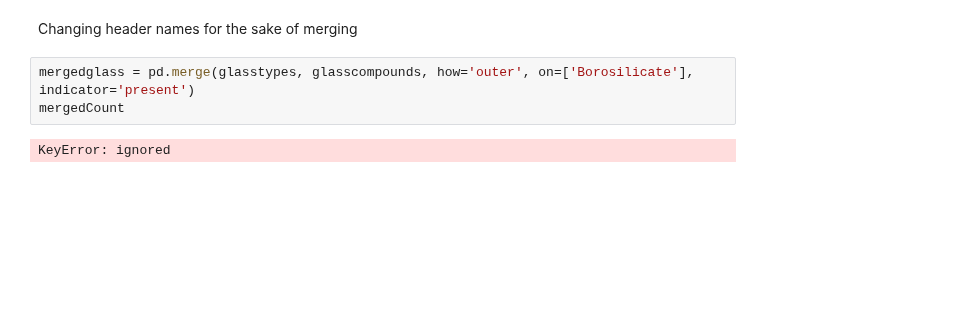
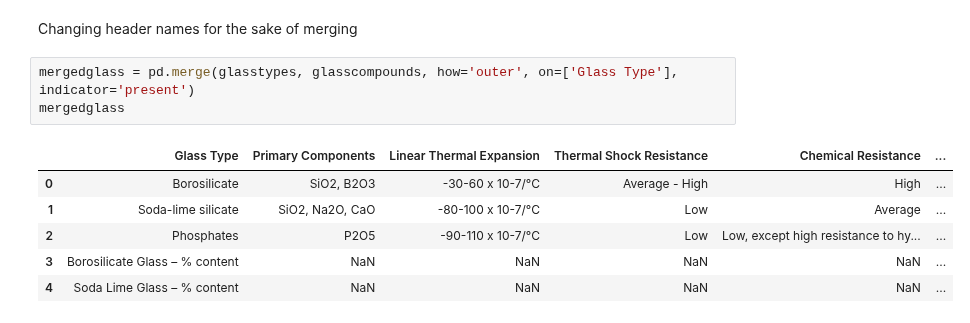
Before and after one commit to khagerthey/VIS1, a Jupyter notebook: Glass_vs_Plastic_Merge.ipynb, the cells around one changed output. Saved outputs shown, nothing was run; the diff lists cells and outputs as text; blank space fills up the shorter version.

Commit message:
merged

```diff
--- a/Glass_vs_Plastic_Merge.ipynb
+++ b/Glass_vs_Plastic_Merge.ipynb
@@ -381,7 +379,12 @@ glasscompounds
 # %% [markdown]
 Changing header names for the sake of merging
 # %%
-mergedglass = pd.merge(glasstypes, glasscompounds, how='outer', on=['Borosilicate'], indicator='present')
-mergedCount
+mergedglass = pd.merge(glasstypes, glasscompounds, how='outer', on=['Glass Type'], indicator='present')
+mergedglass
 # %% [output]
-KeyError: ignored
+|  | Glass Type | Primary Components | Linear Thermal Expansion | Thermal Shock Resistance | Chemical Resistance | ... |
+| 0 | Borosilicate | SiO2, B2O3 | -30-60 x 10-7/°C | Average - High | High | ... |
+| 1 | Soda-lime silicate | SiO2, Na2O, CaO | -80-100 x 10-7/°C | Low | Average | ... |
+| 2 | Phosphates | P2O5 | -90-110 x 10-7/°C | Low | Low, except high resistance to hy... | ... |
+| 3 | Borosilicate Glass – % content | NaN | NaN | NaN | NaN | ... |
+| 4 | Soda Lime Glass – % content | NaN | NaN | NaN | NaN | ... |
```
Also changed, not shown: parts of 1 cell of this notebook.
